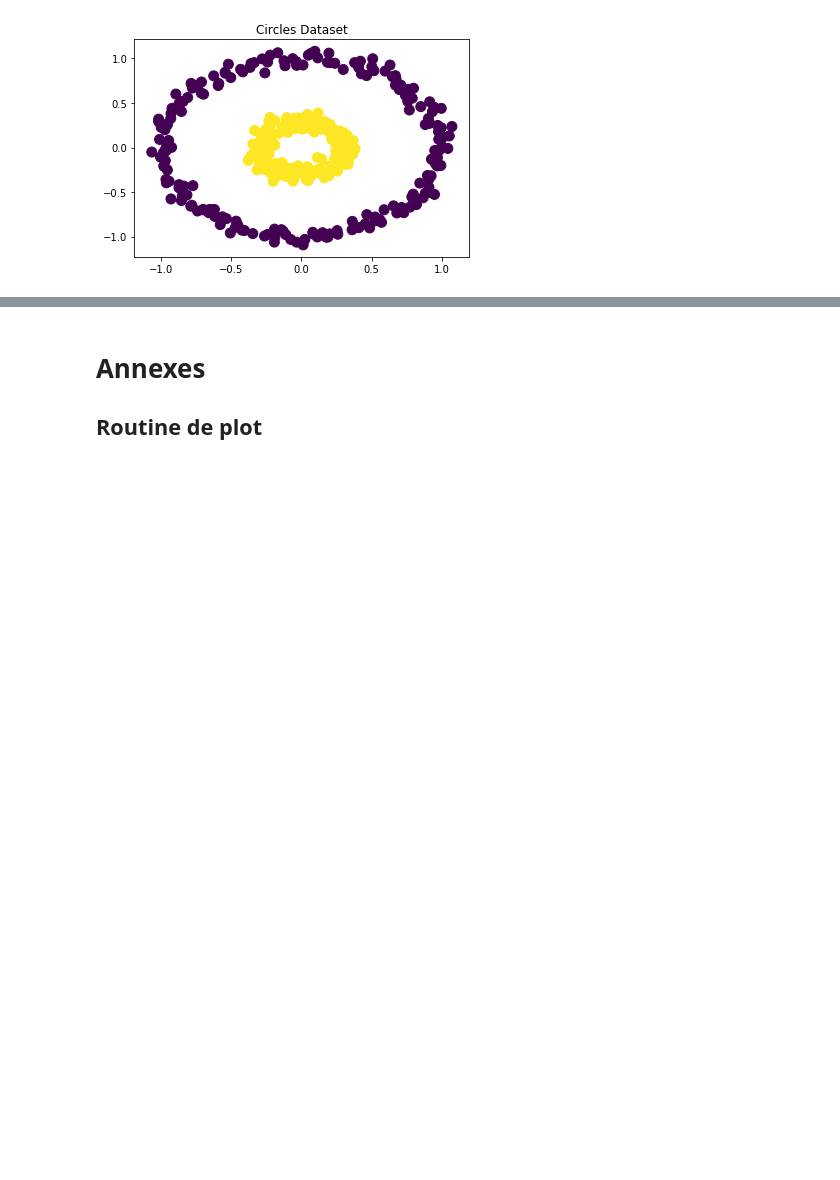
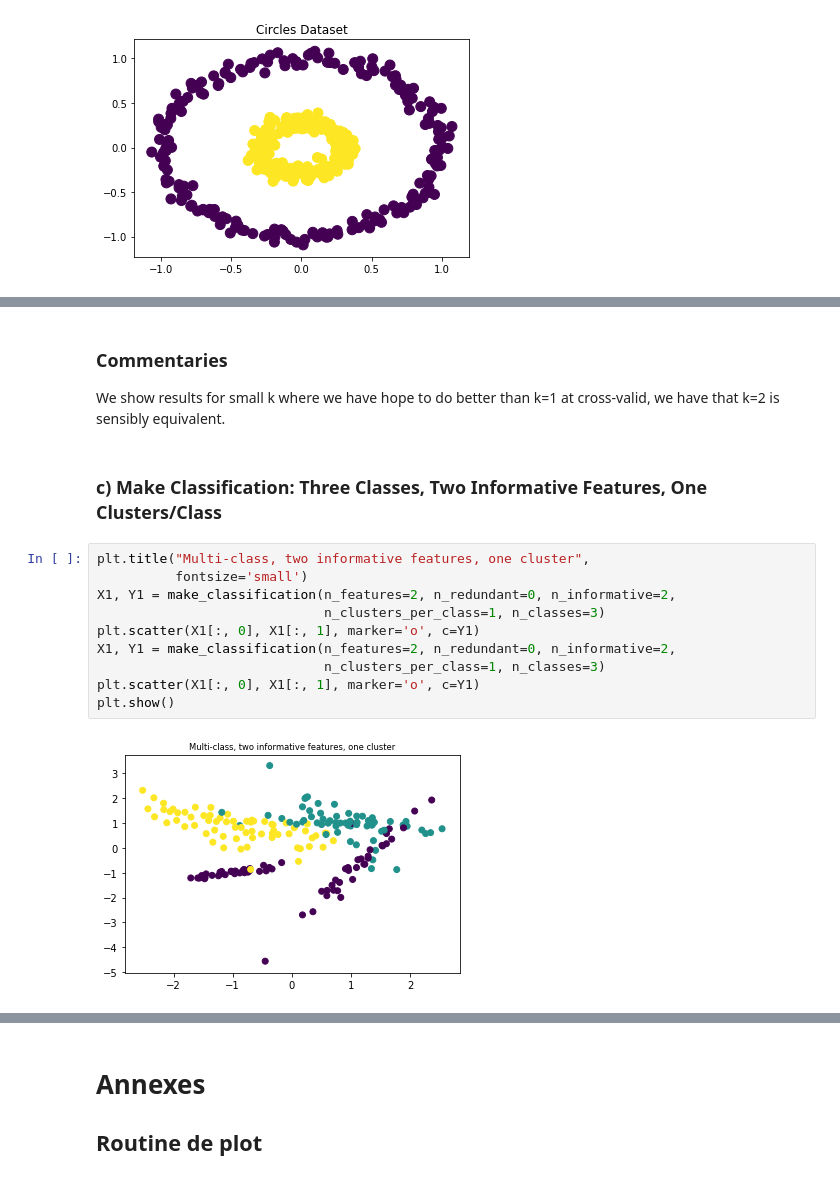
Before and after one commit to cosmo-sterin/M1_ENSL, a Jupyter notebook: ML/TP2/Rendu TP2 Tristan Sterin.ipynb, the cells around one changed output, grey strips where cells are left out. Drawn from its saved outputs; the diff is of its cells as text; blank space fills up the shorter version.

```diff
--- a/ML/TP2/Rendu TP2 Tristan Sterin.ipynb
+++ b/ML/TP2/Rendu TP2 Tristan Sterin.ipynb
@@ -133,0 +166,17 @@ plt.show()
+# %% [markdown]
+### Commentaries
+We show results for small k where we have hope to do better than k=1 at cross-valid, we have that k=2 is sensibly equivalent.
+# %% [markdown]
+### c) Make Classification: Three Classes, Two Informative Features, One Clusters/Class
+# %%
+plt.title("Multi-class, two informative features, one cluster",
+          fontsize='small')
+X1, Y1 = make_classification(n_features=2, n_redundant=0, n_informative=2,
+                             n_clusters_per_class=1, n_classes=3)
+plt.scatter(X1[:, 0], X1[:, 1], marker='o', c=Y1)
+X1, Y1 = make_classification(n_features=2, n_redundant=0, n_informative=2,
+                             n_clusters_per_class=1, n_classes=3)
+plt.scatter(X1[:, 0], X1[:, 1], marker='o', c=Y1)
+plt.show()
+# %% [output]
+[figure, added]
```
Also changed, not shown: parts of 12 cells of this notebook.
